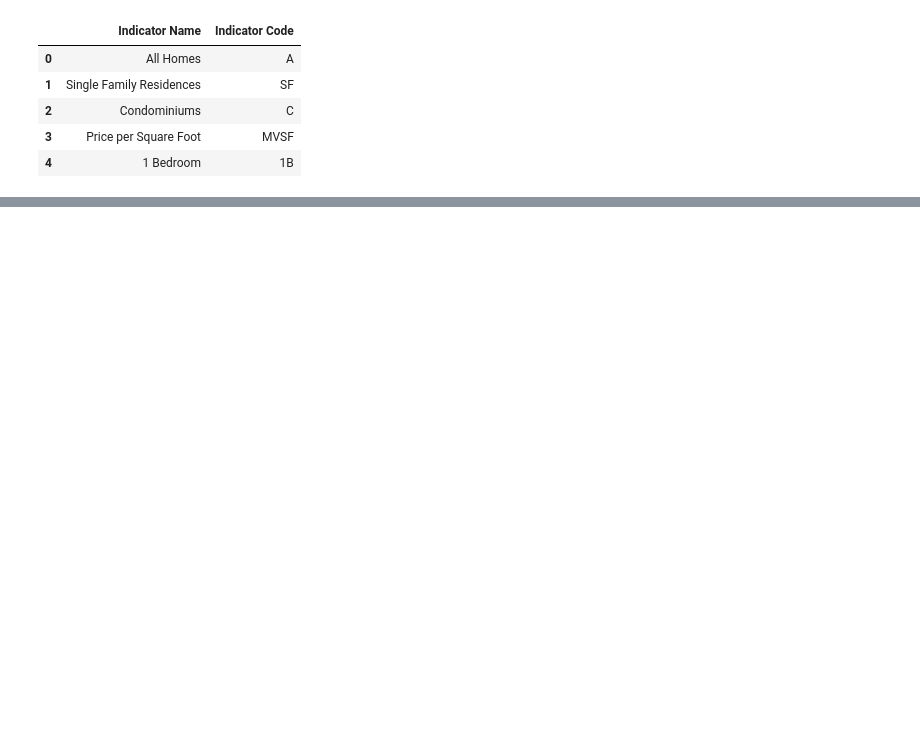
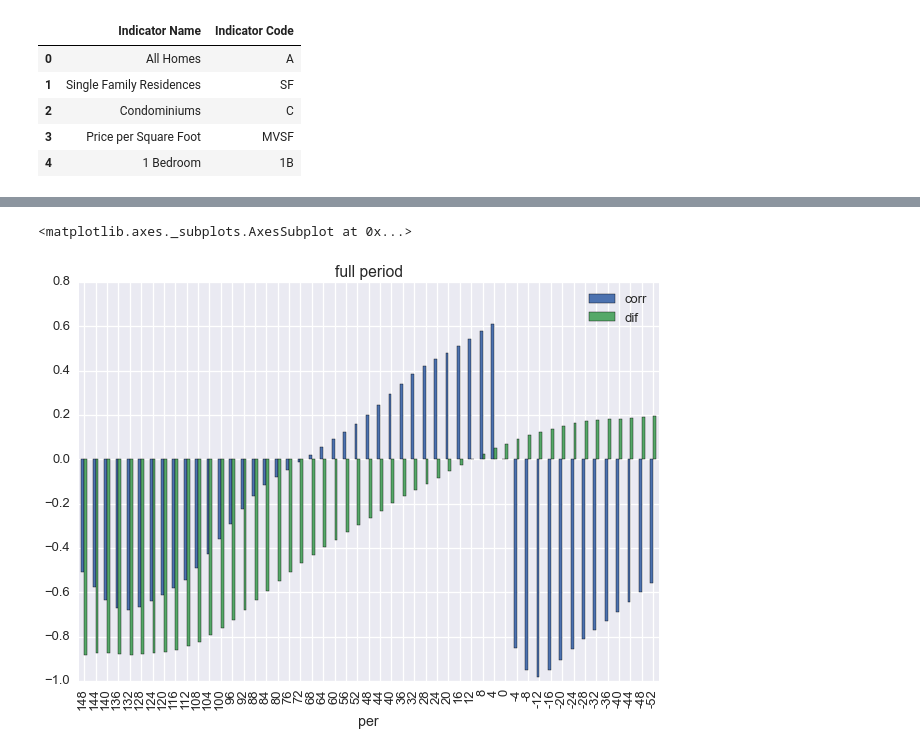
Before and after one commit to rhouck/re, a Jupyter notebook: explore.ipynb, the cells around one changed output, grey strips where cells are left out. Drawn from its saved outputs; the diff is of its cells as text; code cells hidden in the pictures; blank space fills up the shorter version.

```diff
--- a/explore.ipynb
+++ b/explore.ipynb
@@ -91,0 +60,6 @@ Name: 1832, dtype: object
+# %%
+corr = ut.lead_lag_corr(px, fwd_ret)
+corr.plot(kind='bar', title='full period')
+# %% [output]
+<matplotlib.axes._subplots.AxesSubplot at 0x...>
+[figure, added]
```
Also changed, not shown: parts of 28 cells of this notebook, 1 other file.
